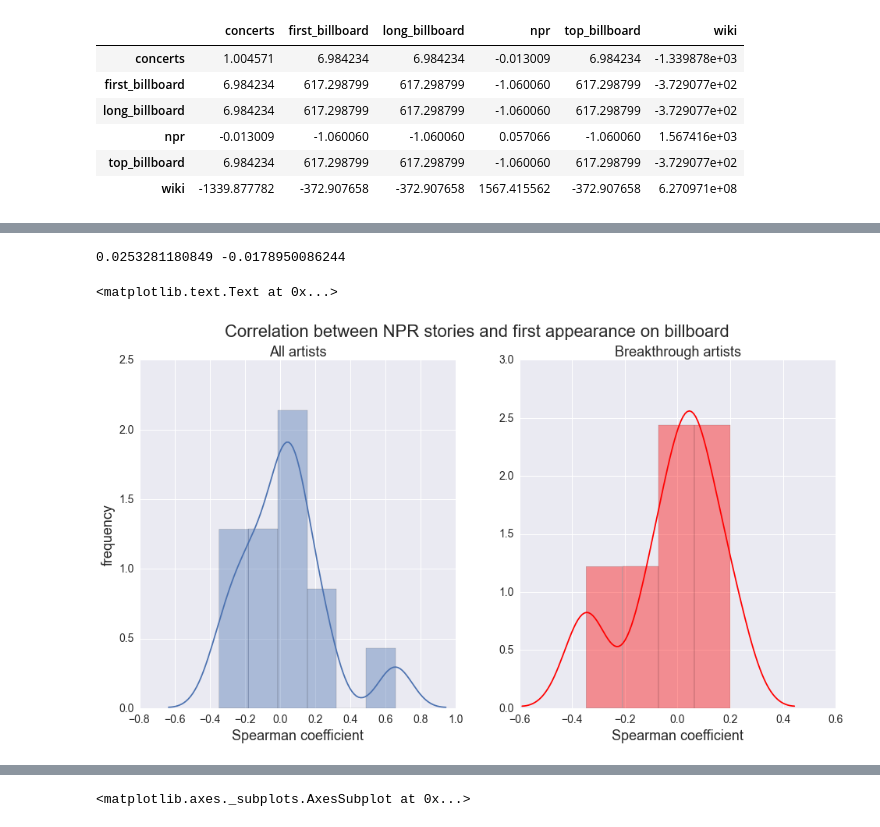
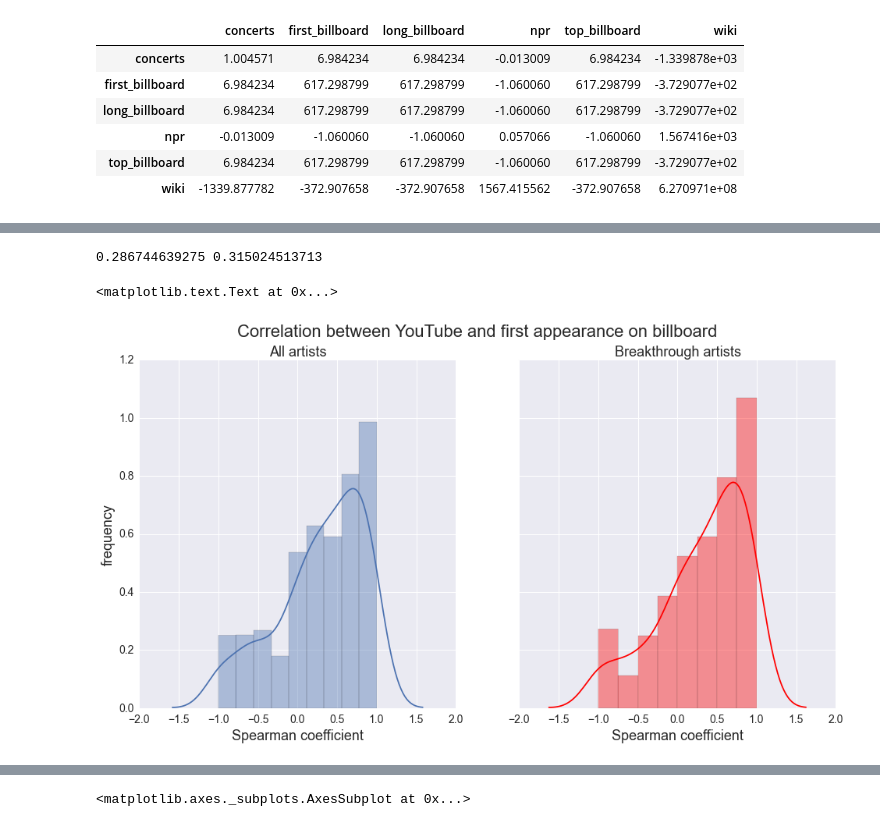
Before and after one commit to trxw/CDIPS_PandoraTeam, a Jupyter notebook: analysis.ipynb, the cells around one changed output, grey strips where cells are left out. Cells and saved outputs as stored; diff of their text form; code cells hidden in the pictures.

Commit message:
updated correlations with timeseries and stats from youtube

```diff
--- a/analysis.ipynb
+++ b/analysis.ipynb
@@ -890,3 +1004,35 @@ for tl in ax2.get_yticklabels():
     tl.set_color('g')
 # %% [output]
 [figure]
+# %%
+# Plot billboard history versus concerts
+artist = 'Adele'
+#artist = 'One Direction'
+
+artist_tracks = bill2010.groupby('artist_name_clean').groups
+
+tracks = [x for x in artist_tracks[artist] if x in billboard_by_week.keys()]
+
+data = wiki_by_week[artist]
+data2 = tube_by_week[artist]
+
+f = plt.figure()
+#ax = plt.subplot(111)
+ax = data.plot(style='b-',legend=False)
+#ax.set_ybound(100,0)
+#ax.invert_yaxis()
+
+ax2 = ax.twinx()
+data2.plot(ax=ax2,style='g-',legend=False)
+
+plt.title('Wikipedia Page views versus YouTube interest for '+artist)
+
+# Make the y-axis label and tick labels match the line color.
+ax.set_ylabel('Wikipedia Page Views', color='b')
+for tl in ax.get_yticklabels():
+    tl.set_color('b')
+
+# Make the y-axis label and tick labels match the line color.
+ax2.set_ylabel('Concerts', color='g')
+for tl in ax2.get_yticklabels():
+    tl.set_color('g')
@@ -950,6 +1098,11 @@ for i,a in artists.iterrows():
     #try:
     try:
         series.update({'wiki':wiki_by_week[artist]})
+    except:
+        pass
+
+    try:
+        series.update({'youtube':tube_by_week[artist]})
     except:
         pass
 
@@ -1012,7 +1165,7 @@ def plot_series_correlations(series1,series2):
 
     print np.mean(coefs),np.mean(b_coefs)
 
-    f, (ax1,ax2) =plt.subplots(1,2)
+    f, (ax1,ax2) =plt.subplots(1,2,sharey=True)
     sns.distplot(coefs,ax=ax1)
     sns.distplot(b_coefs,color='r',ax=ax2)
 
@@ -1079,10 +1251,10 @@ f.suptitle('Correlation between concert dates and first appearance on billboard'
 # %%
-f,ax1,ax2 = plot_series_correlations('npr','first_billboard')
-f.suptitle('Correlation between NPR stories and first appearance on billboard',fontsize=22)
+f,ax1,ax2 = plot_series_correlations('youtube','first_billboard')
+f.suptitle('Correlation between YouTube and first appearance on billboard',fontsize=22)
 # %% [output]
-0.0253281180849 -0.0178950086244
+0.286744639275 0.315024513713
 <matplotlib.text.Text at 0x...>
-[figure, old version]
+[figure, new version]
 # %%
 # Notes on timeseries correlations:
 
```
Also changed, not shown: parts of 29 cells of this notebook, 4 other files.
